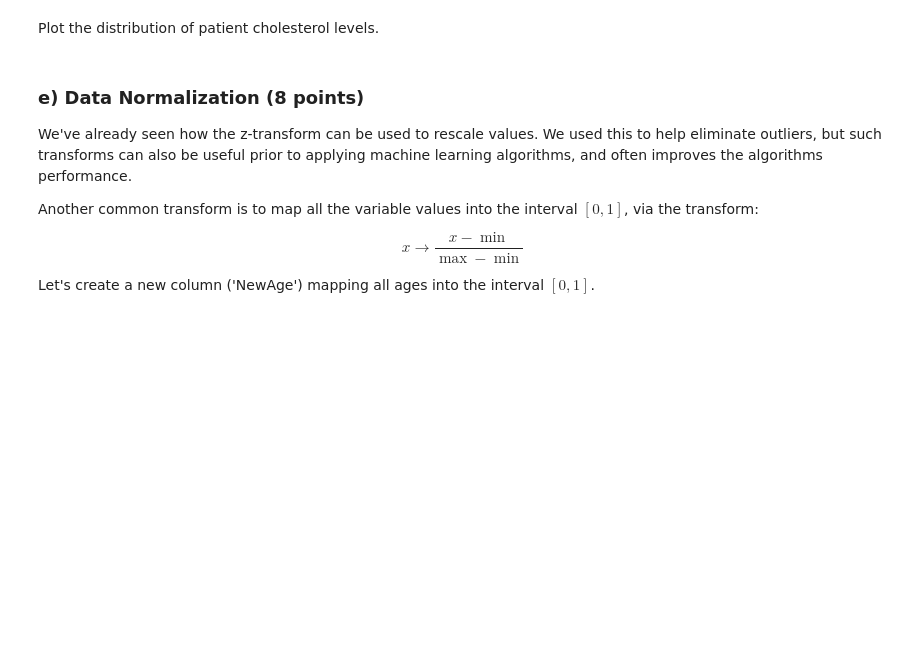
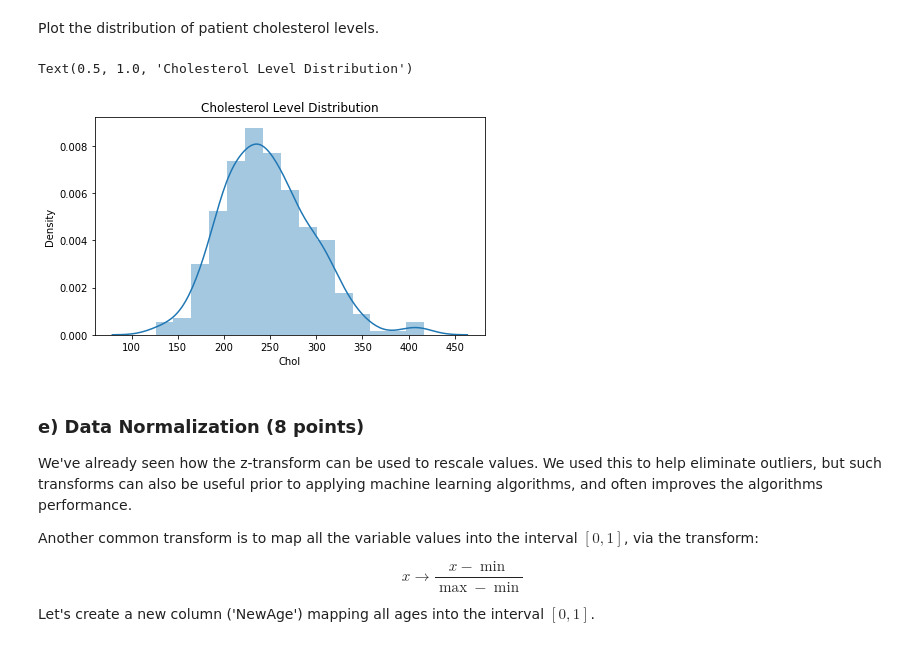
Before and after one commit to KevinW824/CSE-144-Applied-Machine-Learning, a Jupyter notebook: Summer_21_Assignment_1.ipynb, the cells around one changed output. Saved outputs shown, nothing was run; the diff lists cells and outputs as text; code cells hidden in the pictures; blank space fills up the shorter version.

```diff
--- a/Summer_21_Assignment_1.ipynb
+++ b/Summer_21_Assignment_1.ipynb
@@ -284,6 +318,7 @@ Use the code cell below to drop null values from the data. [hint: you can use dr
 # %%
 # Drop any rows with missing data
 ### YOUR CODE HERE ###
+data = data.dropna()
 # %% [markdown]
 Another useful Pandas dataframe method is describe(). The describe method gives summary statistics for each column, which can help you to identify outliers.
 # %%
@@ -312,10 +357,11 @@ Remember that standardizing the data (or z-transform) is making your data have a
 $$x \to_{stdize}  \frac{x - \mu}{\sigma}$$
 Where $\mu$ is your mean and $\sigma$ is your standard deviation.
 # %%
-data['AgeZ'] = ### YOUR CODE HERE ###
+data['AgeZ'] = (data['Age'] - data['Age'].mean()) / data['Age'].std(ddof=0)
 
 # Delete any rows for which AgeZ is greater than 4 or less than -4.
-data = ### YOUR CODE HERE ###
+data = data.drop(data[(data['AgeZ'] > 4)].index)
+data = data.drop(data[(data['AgeZ'] < -4)].index)
 
 # Cleanup - delete the z-tranform column since we don't need it any more.
 data = data.drop(columns=['AgeZ'])
@@ -335,0 +385,11 @@ data.describe()
+# %%
+### YOUR CODE HERE ###
+for col in data:
+    if data[col].dtype != object:
+        data['Z-tran'] = (data[col] - data[col].mean()) / data[col].std(ddof=0)
+        data = data.drop(data[(data['Z-tran'] > 4)].index)
+        data = data.drop(data[(data['Z-tran'] < -4)].index)
+        data = data.drop(columns=['Z-tran'])
+
+# Leave this for your last line.
+data.describe()
@@ -339,8 +409,8 @@ data.describe()
 Sometimes it's useful to look at a pairwise plot of all the variables. Below we do this for all but the first column. Be patient, this takes a minute to complete. Notice that the main diagonal has histogram plots for each variable, which gives you a sense of the distribution of values of each variable.
 # %%
 # Make a pairplot of all the variables (columns), excepting the first column.
-plt.rcParams['figure.figsize'] = (15, 15)
-sns.pairplot(data.drop(columns='Unnamed: 0'))
+# plt.rcParams['figure.figsize'] = (15, 15)
+# sns.pairplot(data.drop(columns='Unnamed: 0'))
 # %% [markdown]
 Let's look at a larger plot of the patient age distribution for the patients in this dataset.
 # %%
@@ -355,3 +426,11 @@ Plot the distribution of patient cholesterol levels.
+# %%
+### YOUR CODE HERE ###
+plt.rcParams['figure.figsize'] = (7, 4)
+sns.distplot(data['Chol'])
+plt.title('Cholesterol Level Distribution')
+# %% [output]
+Text(0.5, 1.0, 'Cholesterol Level Distribution')
+[figure, added]
 # %% [markdown]
 ### e) Data Normalization (8 points)
 
```
Also changed, not shown: parts of 27 cells of this notebook.
